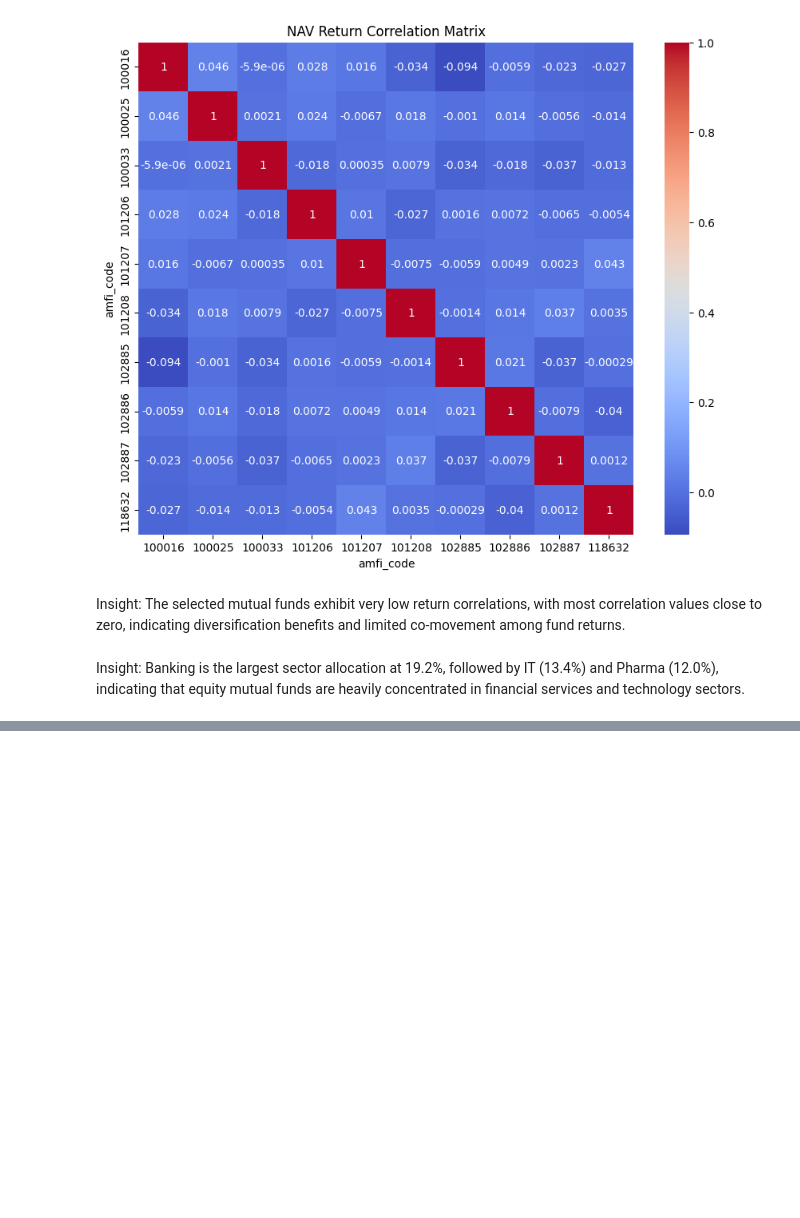
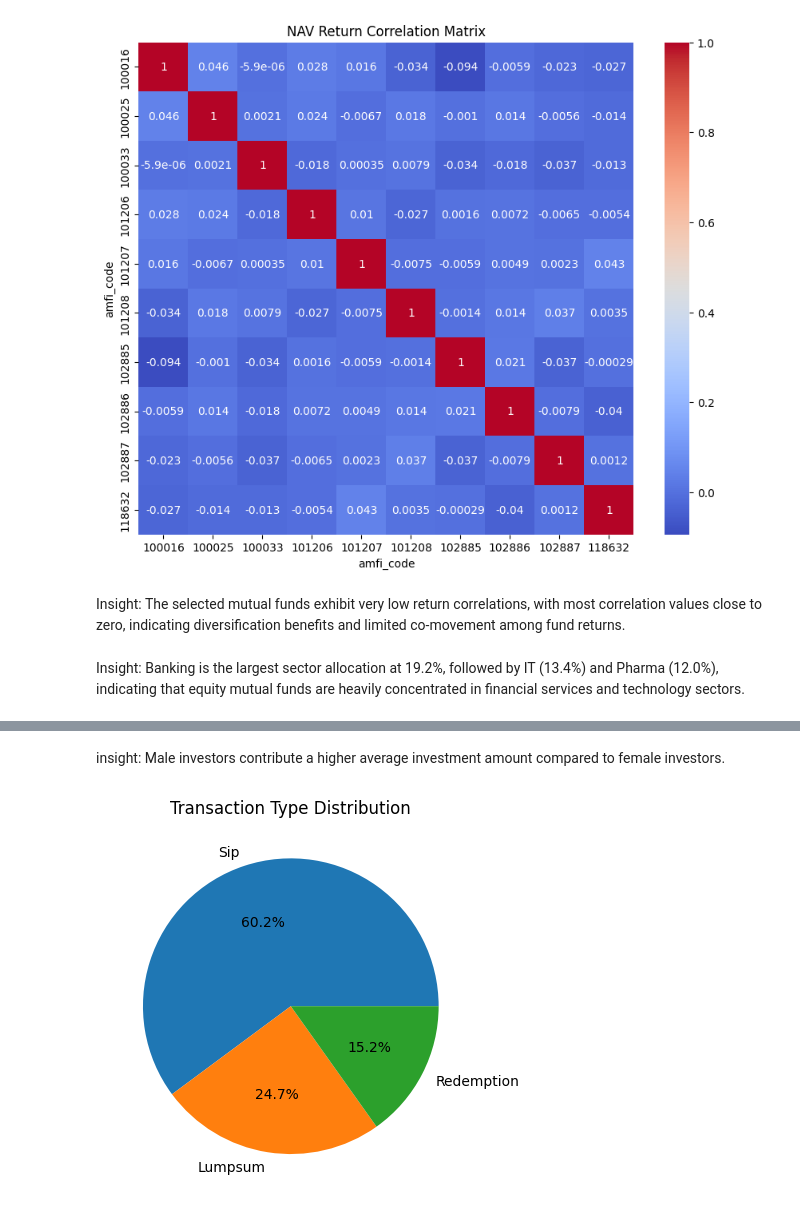
Before and after one commit to LINGUTLARANADEEP/bluestock_mf_capstone, a Jupyter notebook: notebooks/03_eda_analysis.ipynb, the cells around one changed output, grey strips where cells are left out. Cells and saved outputs as stored; diff of their text form; code cells hidden in the pictures; blank space fills up the shorter version.

```diff
--- a/notebooks/03_eda_analysis.ipynb
+++ b/notebooks/03_eda_analysis.ipynb
@@ -293,0 +306,13 @@ Banking is the largest sector allocation at 19.2%, followed by IT (13.4%) and Ph
+# %% [markdown]
+insight:
+Male investors contribute a higher average investment amount compared to female investors.
+# %%
+transactions["transaction_type"].value_counts().plot.pie(
+    autopct="%1.1f%%"
+)
+
+plt.title("Transaction Type Distribution")
+plt.ylabel("")
+plt.show()
+# %% [output]
+[figure, added]
```
Also changed, not shown: parts of 4 cells of this notebook.
